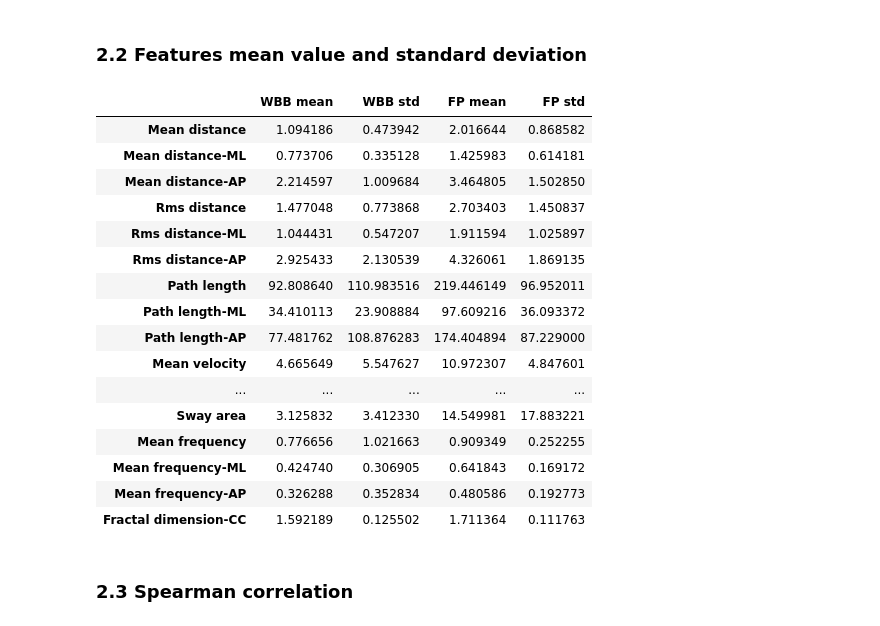
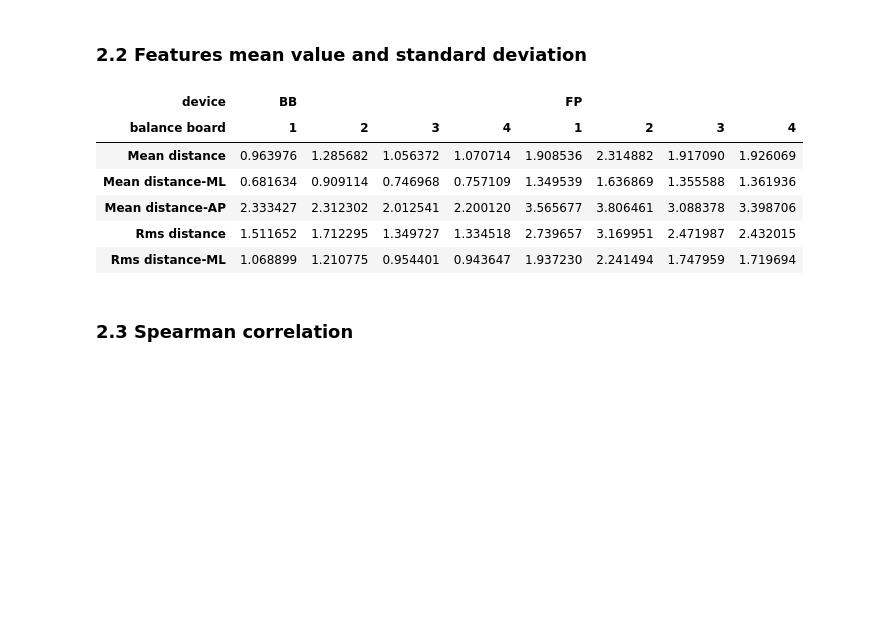
Before and after one commit to Antoninj/master_thesis, a Jupyter notebook: notebooks/feature_results_statistical_analysis.ipynb, the cells around one changed output. Saved outputs shown, nothing was run; the diff lists cells and outputs as text; code cells hidden in the pictures; blank space fills up the shorter version.

```diff
--- a/notebooks/feature_results_statistical_analysis.ipynb
+++ b/notebooks/feature_results_statistical_analysis.ipynb
@@ -196,23 +182,25 @@ time_domain_results = pd.concat([wbb_time_mean_df, wbb_time_std_df, fp_time_mean
-# %%
-time_domain_results
-# %% [output]
-|  | WBB mean | WBB std | FP mean | FP std |
-| Mean distance | 1.094186 | 0.473942 | 2.016644 | 0.868582 |
-| Mean distance-ML | 0.773706 | 0.335128 | 1.425983 | 0.614181 |
-| Mean distance-AP | 2.214597 | 1.009684 | 3.464805 | 1.502850 |
-| Rms distance | 1.477048 | 0.773868 | 2.703403 | 1.450837 |
-| Rms distance-ML | 1.044431 | 0.547207 | 1.911594 | 1.025897 |
-| Rms distance-AP | 2.925433 | 2.130539 | 4.326061 | 1.869135 |
-| Path length | 92.808640 | 110.983516 | 219.446149 | 96.952011 |
-| Path length-ML | 34.410113 | 23.908884 | 97.609216 | 36.093372 |
-| Path length-AP | 77.481762 | 108.876283 | 174.404894 | 87.229000 |
-| Mean velocity | 4.665649 | 5.547627 | 10.972307 | 4.847601 |
-| ... | ... | ... | ... | ... |
-| Sway area | 3.125832 | 3.412330 | 14.549981 | 17.883221 |
-| Mean frequency | 0.776656 | 1.021663 | 0.909349 | 0.252255 |
-| Mean frequency-ML | 0.424740 | 0.306905 | 0.641843 | 0.169172 |
-| Mean frequency-AP | 0.326288 | 0.352834 | 0.480586 | 0.192773 |
-| Fractal dimension-CC | 1.592189 | 0.125502 | 1.711364 | 0.111763 |
+# %%
+def compute_mean_and_stds(df1, df2):
+    """Compute the mean and standard deviation values for each feature and each balance board."""
+
+    wbb_and_fp_results = pd.concat([df1, df2], axis=0)
+    feature_mean_results= wbb_and_fp_results.groupby([wbb_and_fp_results.index.get_level_values(0),wbb_and_fp_results.index.get_level_values(3)]).mean().transpose()
+    feature_std_results= wbb_and_fp_results.groupby([wbb_and_fp_results.index.get_level_values(0),wbb_and_fp_results.index.get_level_values(3)]).std().transpose()
+    aggregated_results = (feature_mean_results, feature_std_results)
+
+    return aggregated_results
+# %%
+time_mean_results, time_std_results = compute_mean_and_stds(wbb_time, fp_time)
+# %%
+time_mean_results.head()
+# %% [output]
+| device | BB |  |  |  | FP |  |  |  |
+| balance board | 1 | 2 | 3 | 4 | 1 | 2 | 3 | 4 |
+| Mean distance | 0.963976 | 1.285682 | 1.056372 | 1.070714 | 1.908536 | 2.314882 | 1.917090 | 1.926069 |
+| Mean distance-ML | 0.681634 | 0.909114 | 0.746968 | 0.757109 | 1.349539 | 1.636869 | 1.355588 | 1.361936 |
+| Mean distance-AP | 2.333427 | 2.312302 | 2.012541 | 2.200120 | 3.565677 | 3.806461 | 3.088378 | 3.398706 |
+| Rms distance | 1.511652 | 1.712295 | 1.349727 | 1.334518 | 2.739657 | 3.169951 | 2.471987 | 2.432015 |
+| Rms distance-ML | 1.068899 | 1.210775 | 0.954401 | 0.943647 | 1.937230 | 2.241494 | 1.747959 | 1.719694 |
 # %% [markdown]
 ### 2.3 Spearman correlation
 # %%
```
Also changed, not shown: parts of 10 cells of this notebook, 1 other file.
